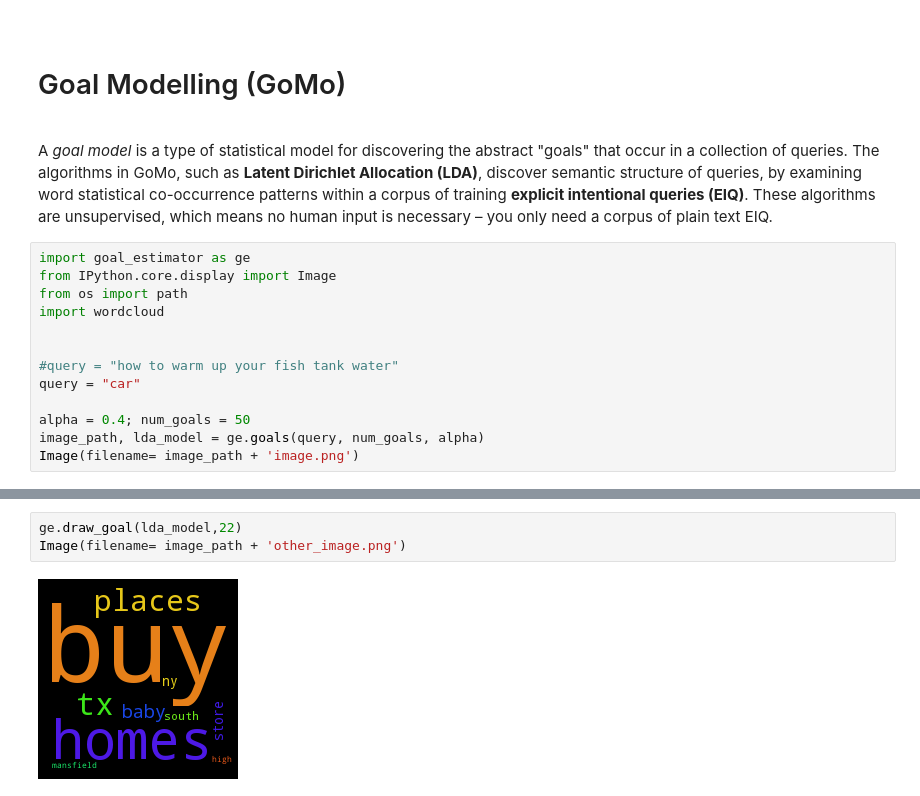
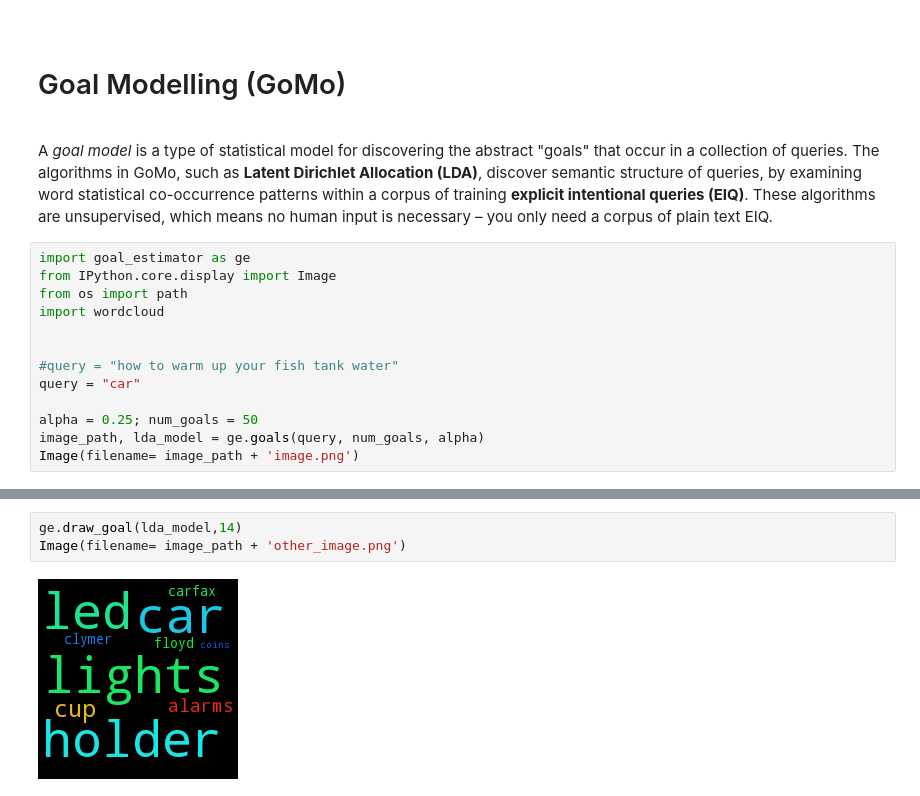
Before and after one commit to ljsou/QueryAnalyzer, a Jupyter notebook: UserQuery/Goals-QueryAnalizer.ipynb, the cells around one changed output, grey strips where cells are left out. Cells and saved outputs as stored; diff of their text form.

```diff
--- a/UserQuery/Goals-QueryAnalizer.ipynb
+++ b/UserQuery/Goals-QueryAnalizer.ipynb
@@ -13,7 +13,7 @@ import wordcloud
 #query = "how to warm up your fish tank water"
 query = "car"
 
-alpha = 0.4; num_goals = 50
+alpha = 0.25; num_goals = 50
 image_path, lda_model = ge.goals(query, num_goals, alpha)
 Image(filename= image_path + 'image.png')
 # %% [output]
@@ -30,5 +77,5 @@ analysis completed in 0.97 seconds.
 # %%
-ge.draw_goal(lda_model,22)
+ge.draw_goal(lda_model,14)
 Image(filename= image_path + 'other_image.png')
 # %% [output]
-[figure, old version]
+[figure, new version]
```
Also changed, not shown: parts of 4 cells of this notebook, 23 other files.
